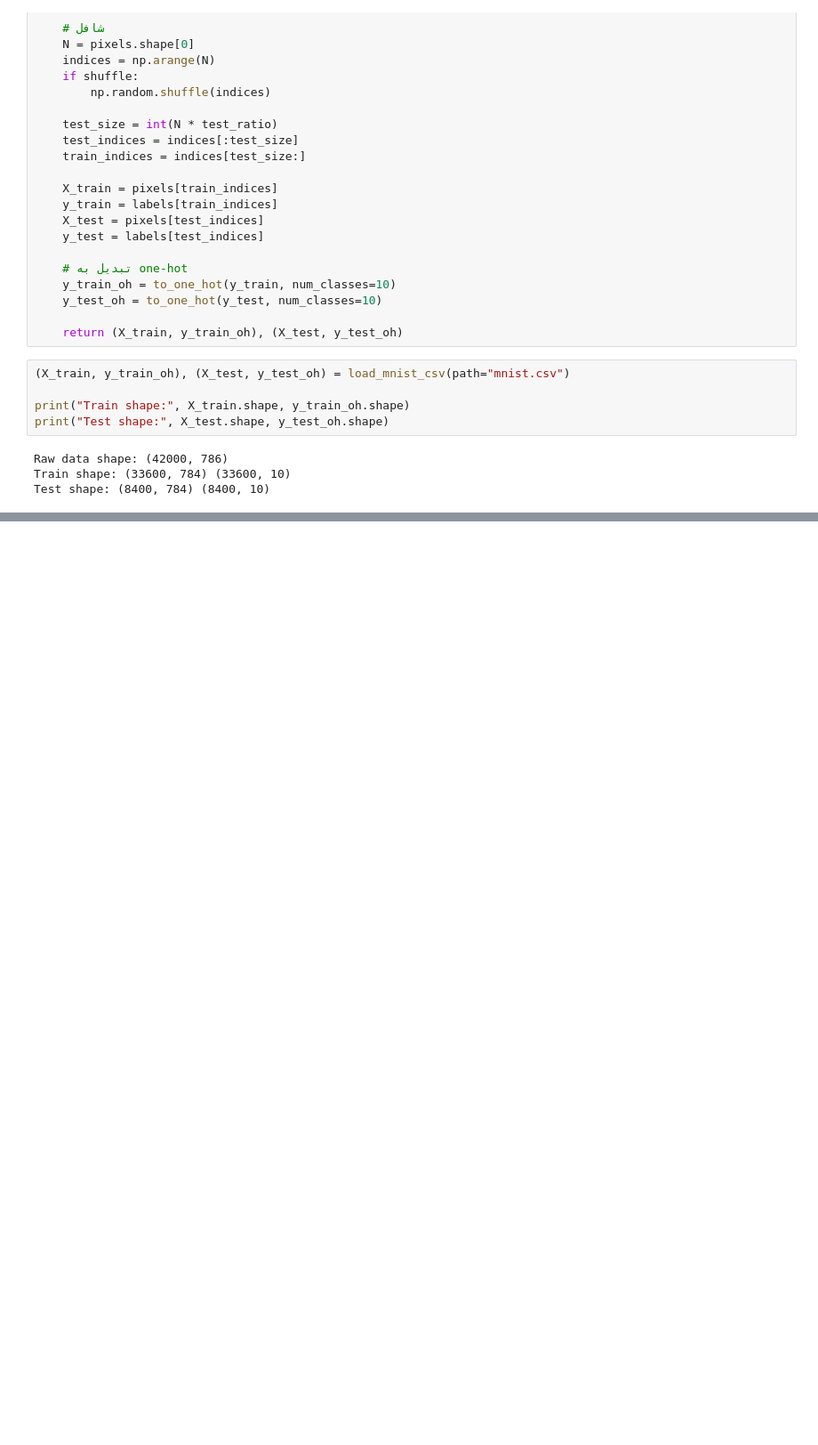
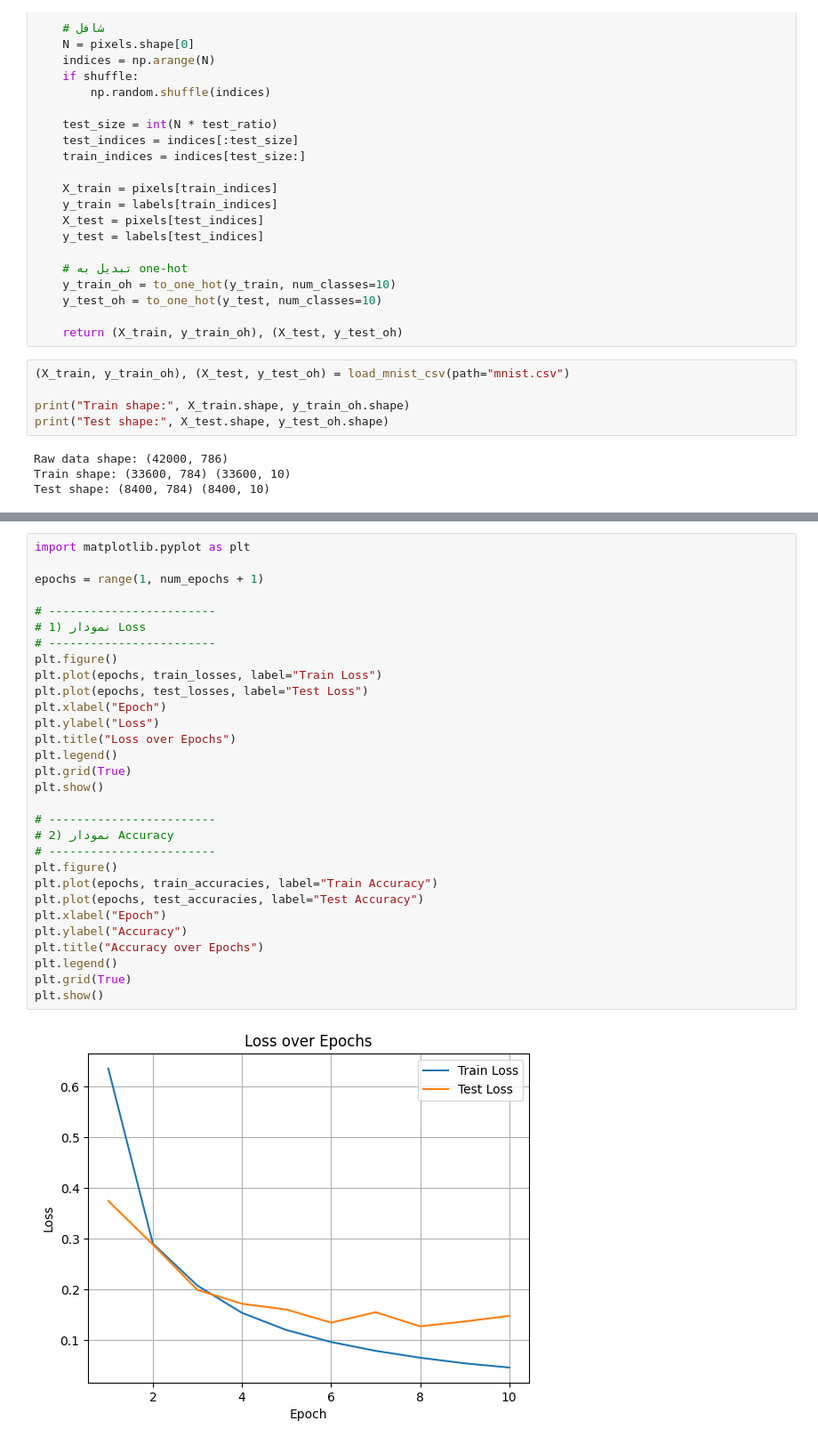
Before and after one commit to arshiammz/My-experience-in-Machine-Learning, a Jupyter notebook: Neural Networks/Neural Networks Basics/main.ipynb, the cells around one changed output, grey strips where cells are left out. Shown at 89% size. Saved outputs shown, nothing was run; the diff lists cells and outputs as text; blank space fills up the shorter version.

```diff
--- a/Neural Networks/Neural Networks Basics/main.ipynb
+++ b/Neural Networks/Neural Networks Basics/main.ipynb
@@ -75,0 +354,32 @@ Test shape: (8400, 784) (8400, 10)
+# %%
+import matplotlib.pyplot as plt
+
+epochs = range(1, num_epochs + 1)
+
+# ------------------------
+# 1) نمودار Loss
+# ------------------------
+plt.figure()
+plt.plot(epochs, train_losses, label="Train Loss")
+plt.plot(epochs, test_losses, label="Test Loss")
+plt.xlabel("Epoch")
+plt.ylabel("Loss")
+plt.title("Loss over Epochs")
+plt.legend()
+plt.grid(True)
+plt.show()
+
+# ------------------------
+# 2) نمودار Accuracy
+# ------------------------
+plt.figure()
+plt.plot(epochs, train_accuracies, label="Train Accuracy")
+plt.plot(epochs, test_accuracies, label="Test Accuracy")
+plt.xlabel("Epoch")
+plt.ylabel("Accuracy")
+plt.title("Accuracy over Epochs")
+plt.legend()
+plt.grid(True)
+plt.show()
+# %% [output]
+[figure, added]
```
Also changed, not shown: parts of 6 cells of this notebook, 1 other file.
